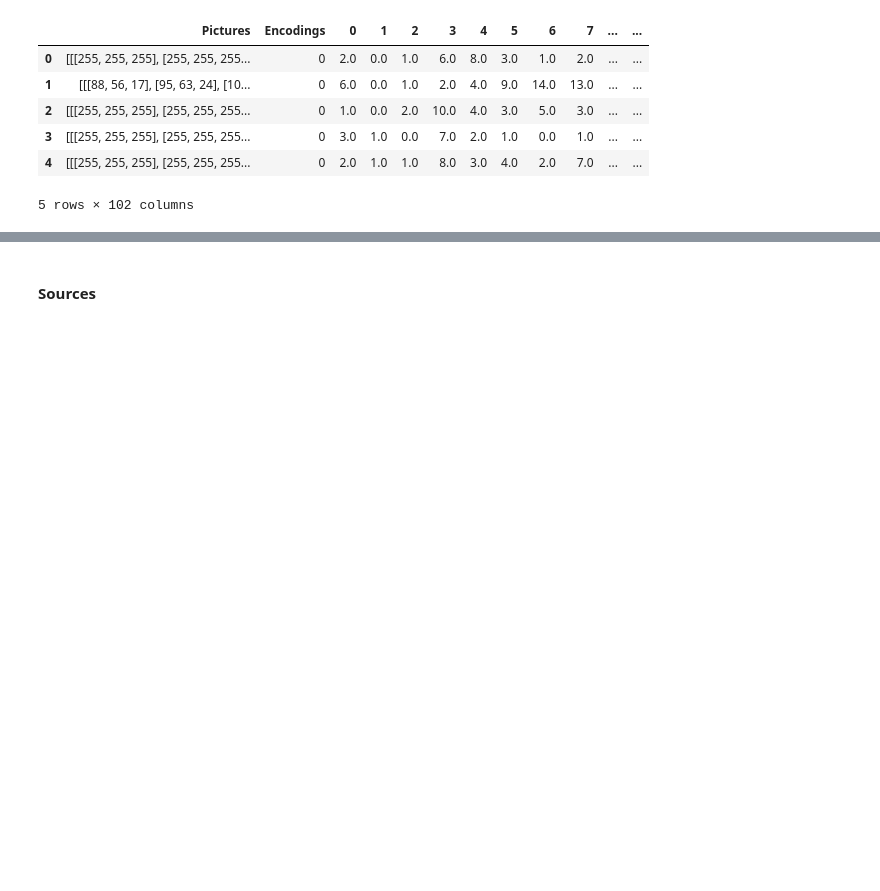
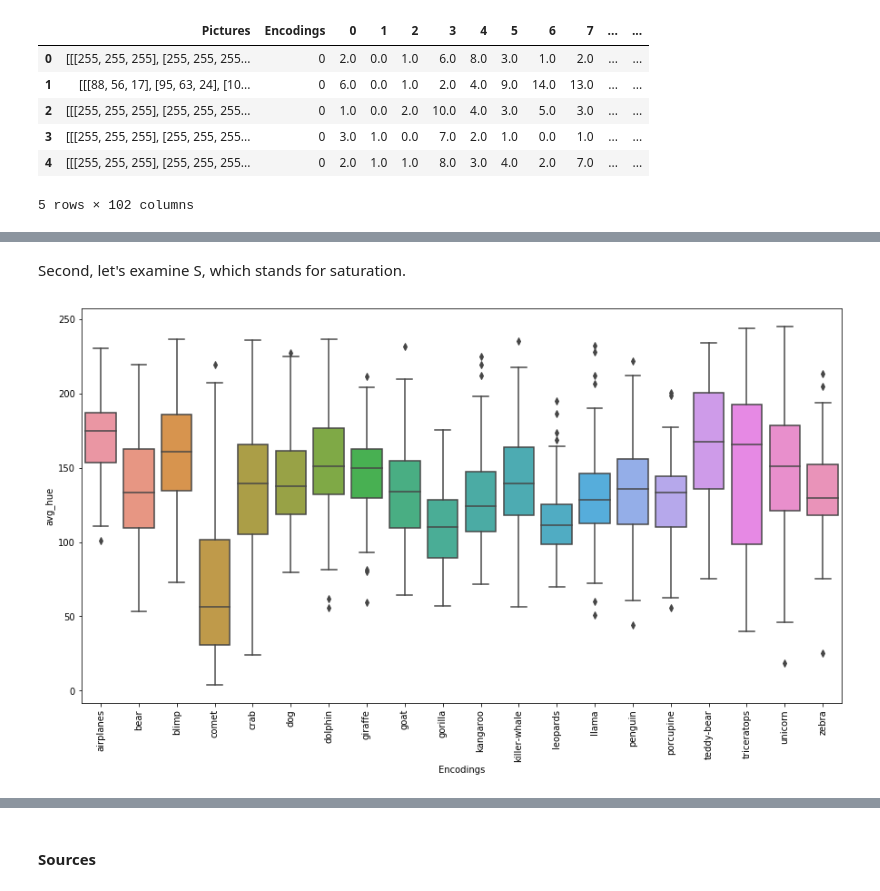
Before and after one commit to JRChow/data-200-grad-proj, a Jupyter notebook: GradProject_NB2.ipynb, the cells around one changed output, grey strips where cells are left out. Cells and saved outputs as stored; diff of their text form; code cells hidden in the pictures; blank space fills up the shorter version.

```diff
--- a/GradProject_NB2.ipynb
+++ b/GradProject_NB2.ipynb
@@ -277,0 +315,11 @@ train.head()
+# %% [markdown]
+Second, let's examine S, which stands for saturation.
+# %%
+train_cpy["avg_sat"] = learning["Pictures"].apply(ft6)
+train_cpy.head()
+
+plt.figure(figsize=(15,8))
+ax = sns.boxplot(x="Encodings", y="avg_hue", data=train_cpy)
+ax.set_xticklabels(labels['labels'], rotation=90);
+# %% [output]
+[figure, added]
```
Also changed, not shown: parts of 25 cells of this notebook, 1 other file.
